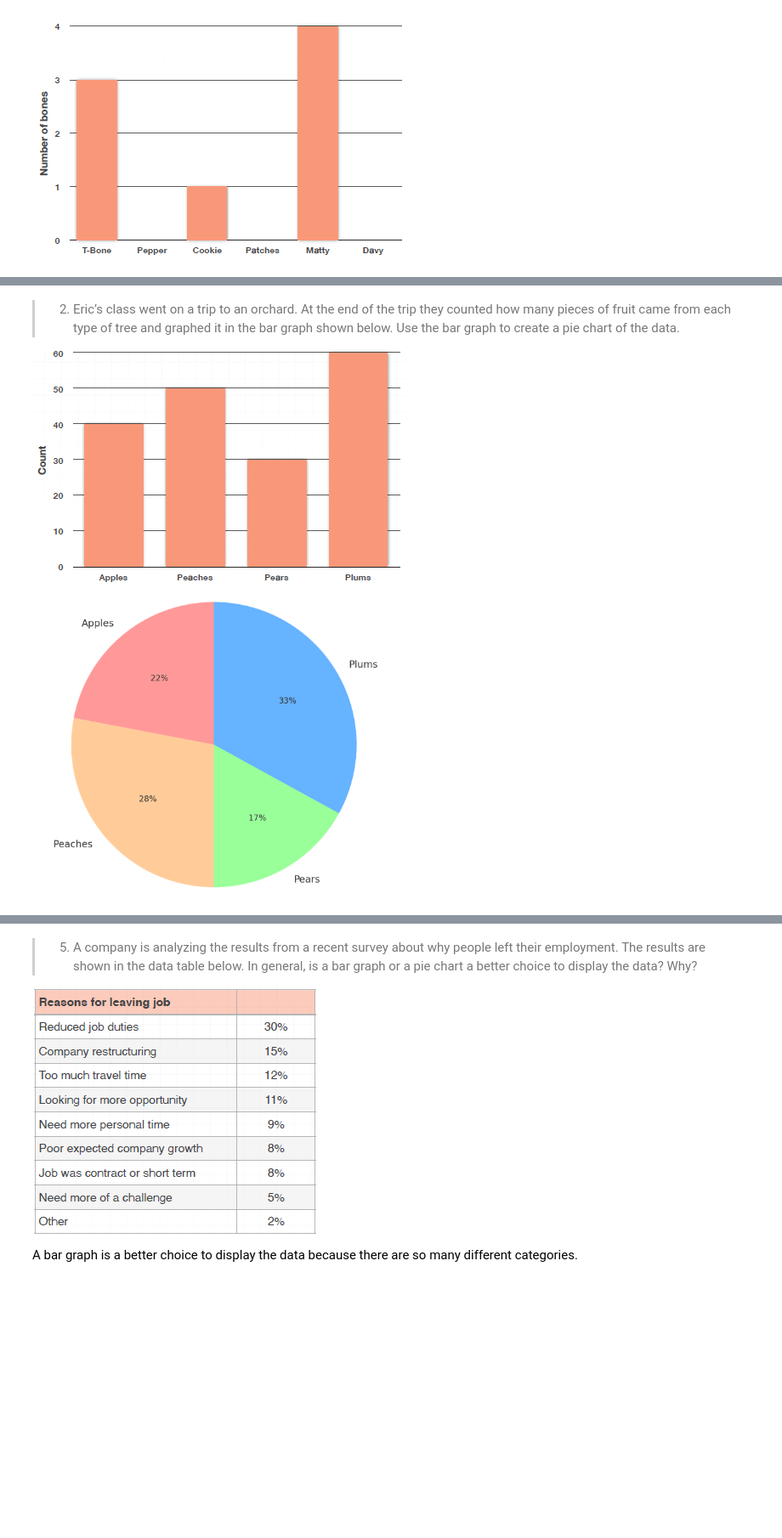
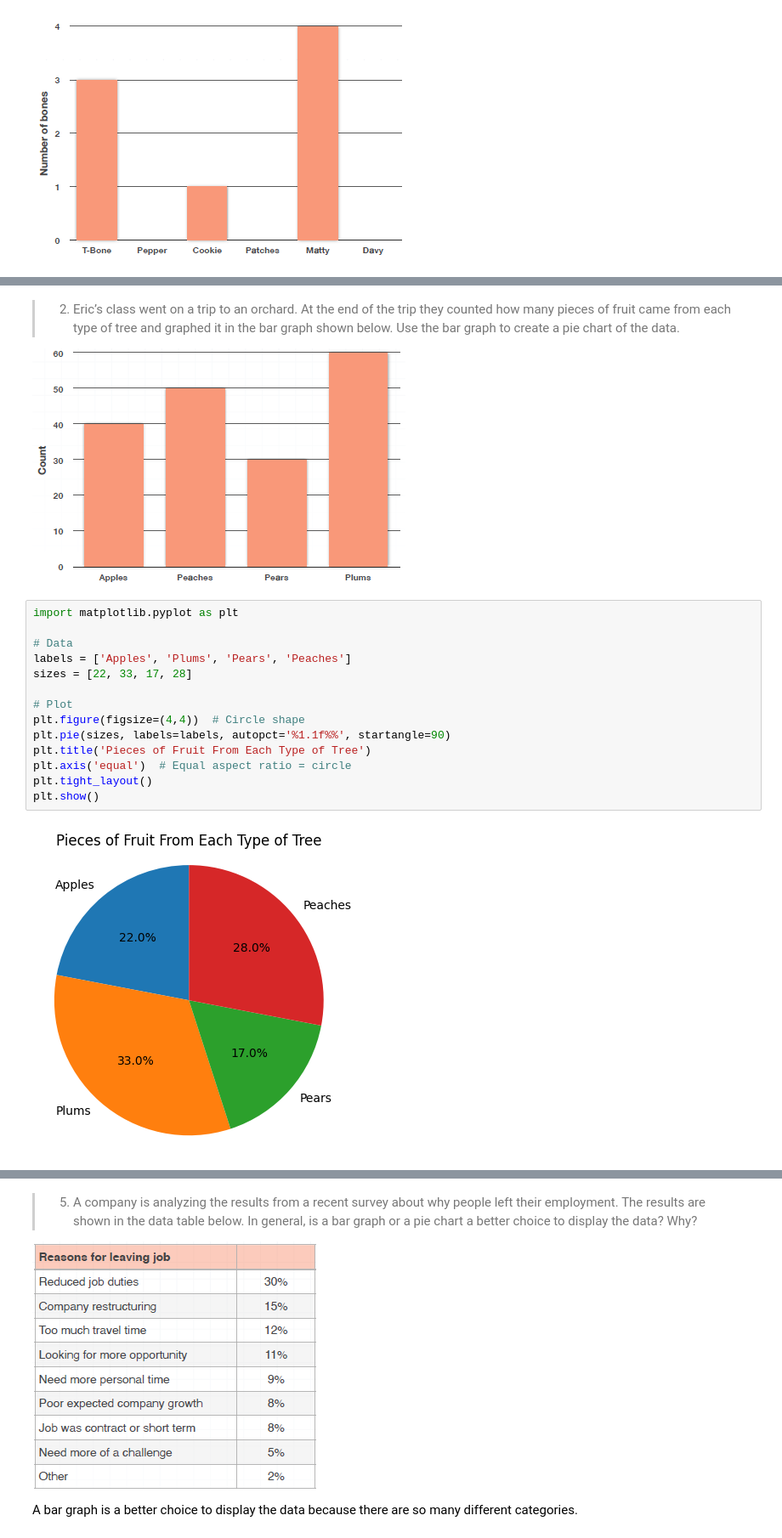
Before and after one commit to acasasis-dev/become-a-probability-n-statistics-master, a Jupyter notebook: bonus/section-02-visualizing-data/exercise-02-bar-graphs-n-pie-charts.ipynb, the cells around one changed output, grey strips where cells are left out. Shown at 85% size. Drawn from its saved outputs; the diff is of its cells as text; blank space fills up the shorter version.

```diff
--- a/bonus/section-02-visualizing-data/exercise-02-bar-graphs-n-pie-charts.ipynb
+++ b/bonus/section-02-visualizing-data/exercise-02-bar-graphs-n-pie-charts.ipynb
@@ -43,8 +52,22 @@ graphed it in the bar graph shown below. Use the bar graph to create a pie
 chart of the data.
 
 ![image.png](attachment:image.png)
-
-![image-2.png](attachment:image-2.png)
+# %%
+import matplotlib.pyplot as plt
+
+# Data
+labels = ['Apples', 'Plums', 'Pears', 'Peaches']
+sizes = [22, 33, 17, 28]
+
+# Plot
+plt.figure(figsize=(4,4))  # Circle shape
+plt.pie(sizes, labels=labels, autopct='%1.1f%%', startangle=90)
+plt.title('Pieces of Fruit From Each Type of Tree')
+plt.axis('equal')  # Equal aspect ratio = circle
+plt.tight_layout()
+plt.show()
+# %% [output]
+[figure, added]
 # %% [markdown]
 > 3. A tourist company took a survey of $600$ clients and asked them which
 Italian city they were most interested in visiting. How many clients said
```
Also changed, not shown: parts of 4 cells of this notebook.
